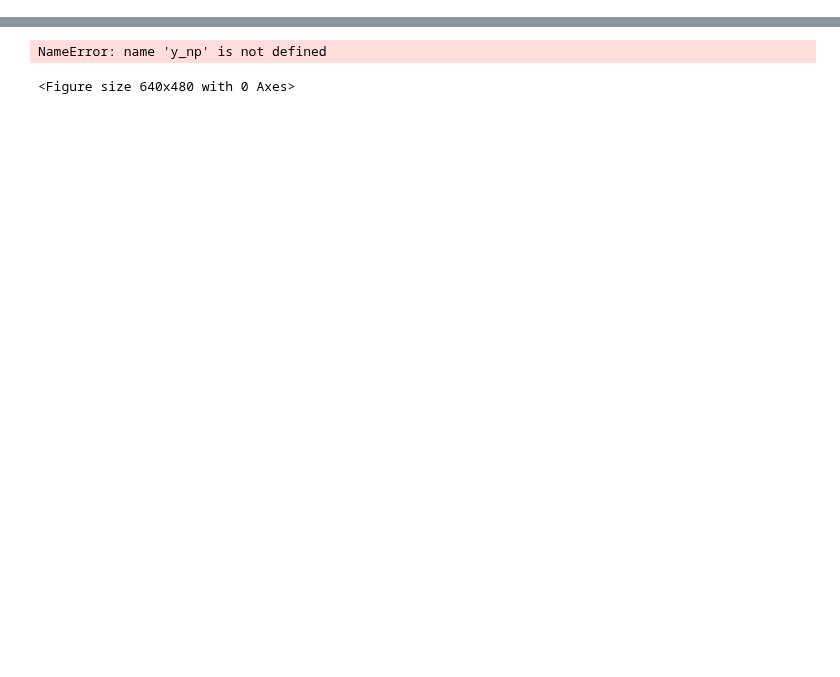
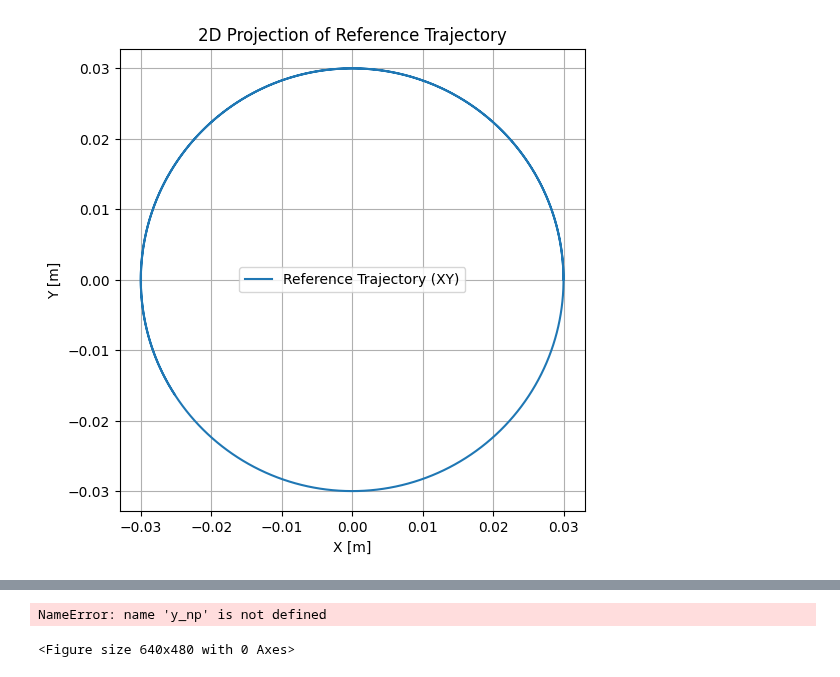
Before and after one commit to StanfordASL/trunk-stack, a Jupyter notebook: stack/main/scripts/visualize_mpc.ipynb, the cells around one changed output, grey strips where cells are left out. Drawn from its saved outputs; the diff is of its cells as text; code cells hidden in the pictures; blank space fills up the shorter version.

```diff
--- a/stack/main/scripts/visualize_mpc.ipynb
+++ b/stack/main/scripts/visualize_mpc.ipynb
@@ -194,3 +224,65 @@ z_ref, t = generate_ref_trajectory(10, 0.02, 'figure_eight', 0.08, dim=3)
+# %%
+# Generate reference trajectory (check that it's the same as used in mpc_initializer_node.py)
+# z_ref, t = generate_ref_trajectory(10, 0.02, 'figure_eight', 0.08, dim=3)
+
+
+config = {
+            "mpc": {
+                "Q_rows": [0, 1],
+                "Qz": 200.0,
+                "Qzf": 5000.0,  # was 640
+                "R": 0.0,
+                "Rdu": 8.0,
+                "U_constraint": 0.15,
+                "dU_constraint": 0.01,
+                "N": 10,
+                "dt": 0.02
+            },
+            "trajectory": {
+                "type": "circle",  # Options: "circle", "eight", "pacman", "flower"
+                "duration": 20.0,  # Duration of the simulation in seconds
+                "speed": 0.5,  # Angular speed (rad/s)
+                "include_velocity": False,
+                "parameters": {
+                    "center": [0.0, 0.0],  # Center of the (x,y) trajectory
+                    "radius": 0.03,  # [m]  For "circle" and "pacman"
+                    "amplitude": 0.03,  # [m]  For "eight"
+                    "z_level": 0.0,  # [m]  Constant z-coordinate
+                    "mouth_angle": 0.7854  # [rad] Defines the size of the pacman mouth (default π/4)
+                }
+            },
+            "delay_embedding": {
+                "perf_var_dim": 3,
+                "also_embedd_u": True
+            },
+            # "model": "sim_origin_best.pkl"
+            "model": "first_mpc_model_real_trunk.pkl"
+        }
+
+traj_config = config["trajectory"]
+
+ref_traj = ReferenceTrajectoryGenerator(traj_config, 0.02)
+ref_traj.sample_trajectory(traj_config["duration"])
+
+reference_trajectory = ref_traj.trajectory
+
+
+x = reference_trajectory[:, 0]
+y = reference_trajectory[:, 1]
+
+plt.figure(figsize=(6, 6))
+plt.plot(x, y, label="Reference Trajectory (XY)")
+plt.xlabel("X [m]")
+plt.ylabel("Y [m]")
+plt.title("2D Projection of Reference Trajectory")
+plt.axis('equal')
+plt.grid(True)
+plt.legend()
+plt.show()
+
+# print("Reference trajectory shape:", reference_trajectory.shape)
+# %% [output]
+[figure, added]
 # %%
 N = 10
 n_x = 7
```
Also changed, not shown: parts of 6 cells of this notebook, 8 other files.
